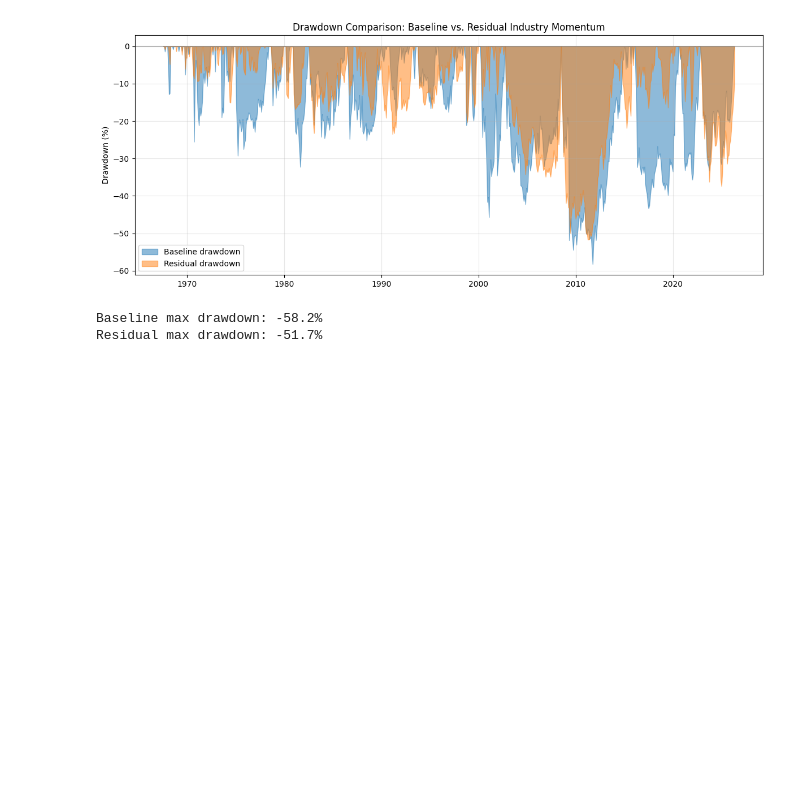
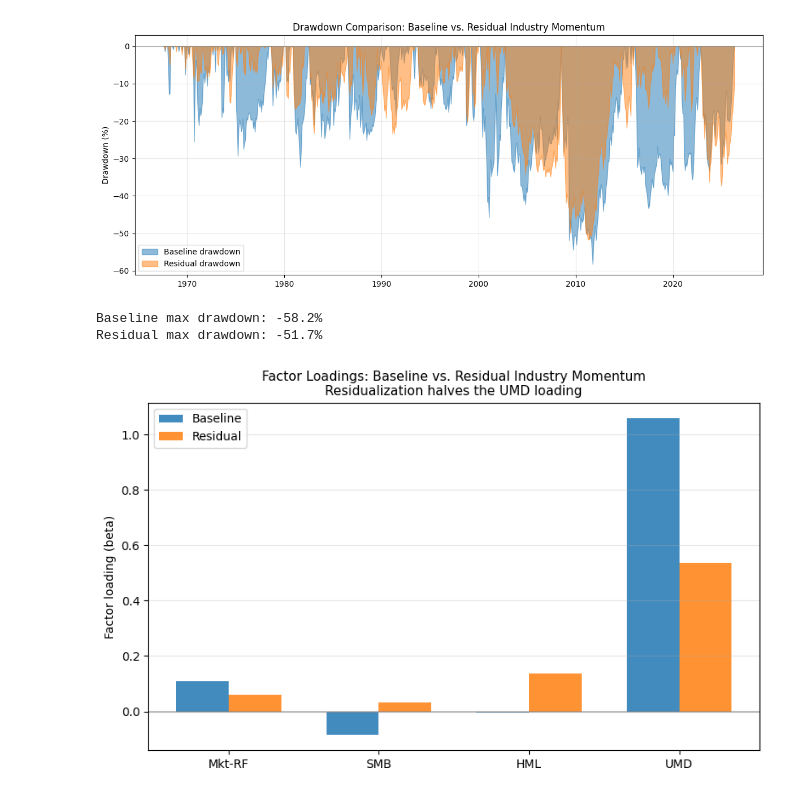
Before and after one commit to umamalani/quantpitch, a Jupyter notebook: notebooks/portfolio_prototype.ipynb, the cells around one changed output. Drawn from its saved outputs; the diff is of its cells as text; code cells hidden in the pictures; blank space fills up the shorter version.

```diff
--- a/notebooks/portfolio_prototype.ipynb
+++ b/notebooks/portfolio_prototype.ipynb
@@ -640,3 +640,31 @@ print(f"Residual max drawdown: {resid_dd.min():.1f}%")
 [figure]
 Baseline max drawdown: -58.2%
 Residual max drawdown: -51.7%
+# %%
+# factor loadings
+
+loadings = pd.DataFrame({
+    "Baseline": base_model.params[["Mkt-RF", "SMB", "HML", "UMD"]],
+    "Residual": resid_model.params[["Mkt-RF", "SMB", "HML", "UMD"]],
+})
+
+fig, ax = plt.subplots(figsize=(8, 5))
+x = np.arange(len(loadings))
+width = 0.35
+
+ax.bar(x - width/2, loadings["Baseline"], width, label="Baseline", color="#1f77b4", alpha=0.85)
+ax.bar(x + width/2, loadings["Residual"], width, label="Residual", color="#ff7f0e", alpha=0.85)
+
+ax.set_xticks(x)
+ax.set_xticklabels(loadings.index)
+ax.set_ylabel("Factor loading (beta)")
+ax.set_title("Factor Loadings: Baseline vs. Residual Industry Momentum\n"
+             "Residualization halves the UMD loading", fontsize=11)
+ax.axhline(0, color="gray", linestyle="-", alpha=0.5)
+ax.legend(loc="upper left")
+ax.grid(True, alpha=0.3, axis="y")
+plt.tight_layout()
+plt.savefig("../results/figures/factor_loadings.png", dpi=150, bbox_inches="tight")
+plt.show()
+# %% [output]
+[figure, added]
```
Also changed, not shown: 1 other file.
